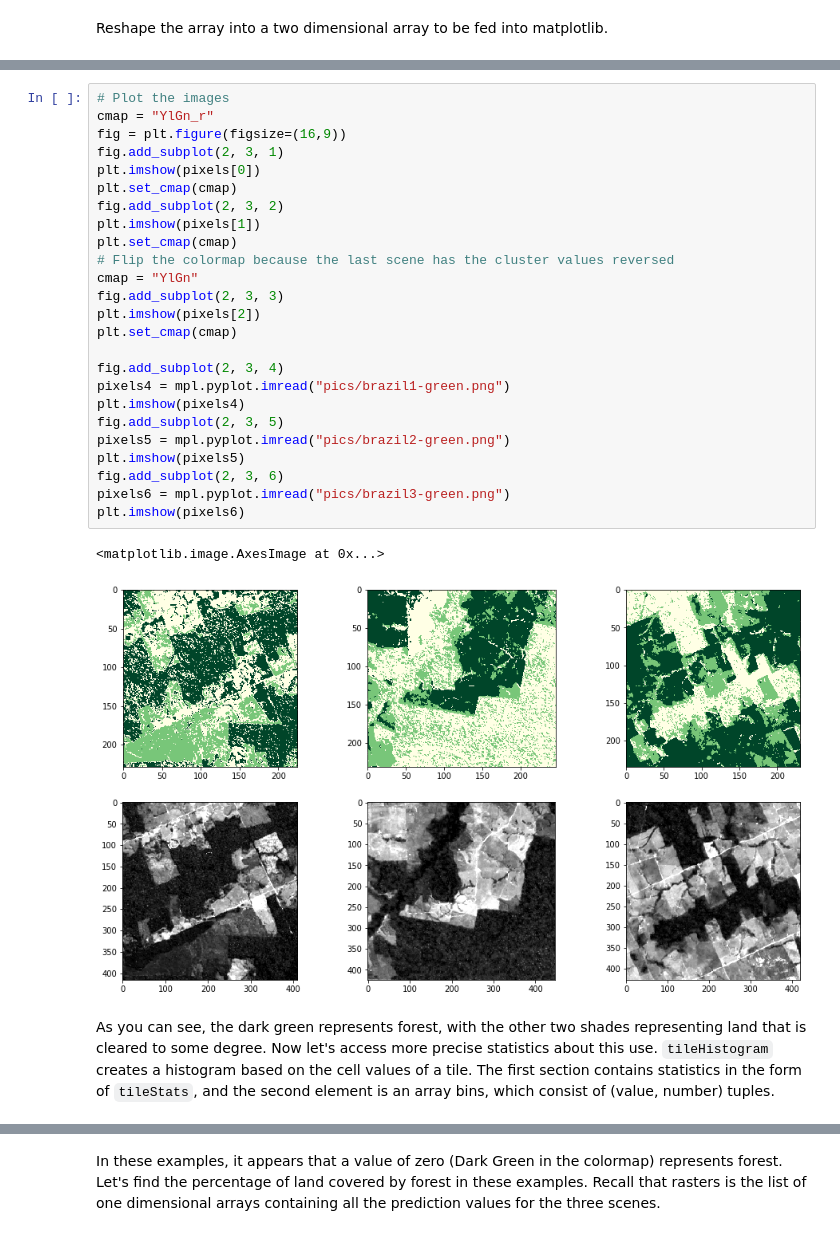
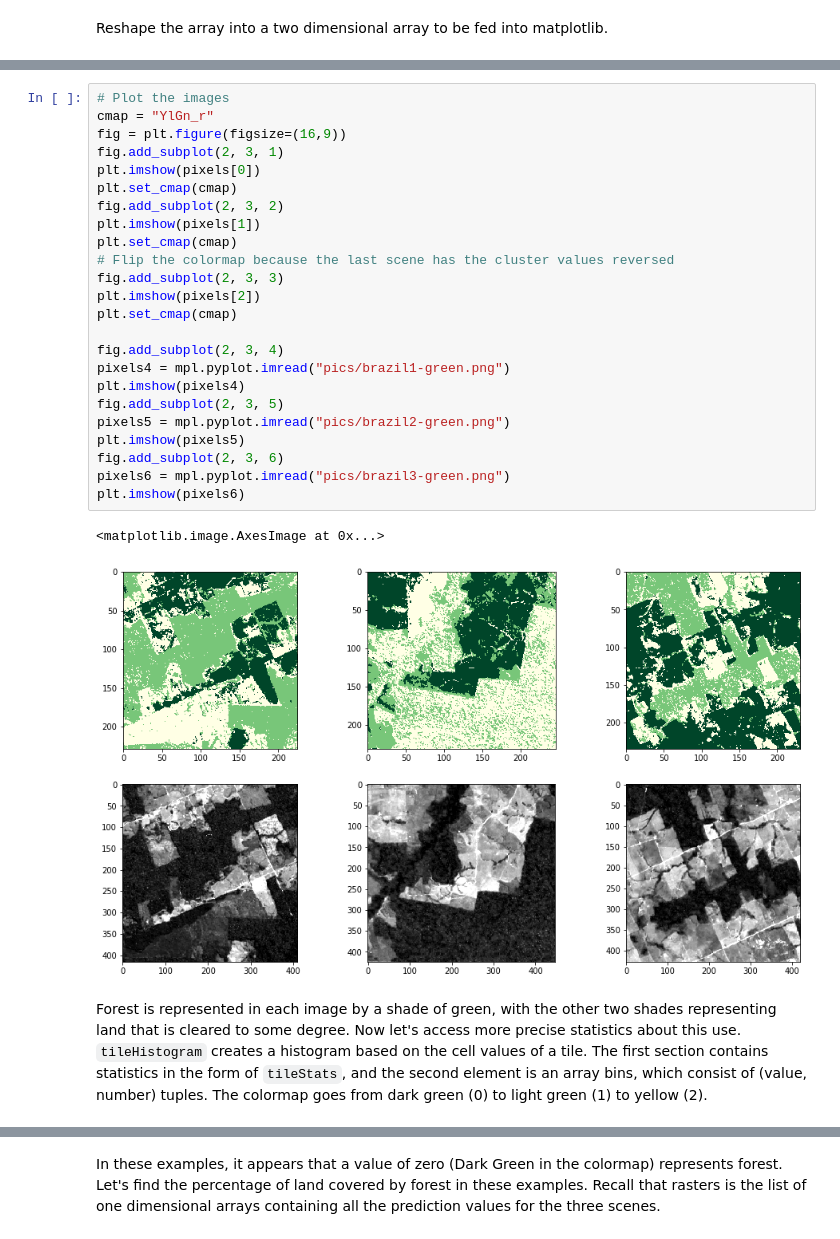
Before and after one commit to s22s/rasterframes-book, a Jupyter notebook: Python/Forest/forest-demo.ipynb, the cells around one changed output, grey strips where cells are left out. Drawn from its saved outputs; the diff is of its cells as text.

Commit message:
tweaks to html and forest

```diff
--- a/Python/Forest/forest-demo.ipynb
+++ b/Python/Forest/forest-demo.ipynb
@@ -321,33 +321,32 @@ array([[0, 0, 0, ..., 2, 2, 2],
 # %%
 # Plot the images
 cmap = "YlGn_r"
 fig = plt.figure(figsize=(16,9))
 fig.add_subplot(2, 3, 1)
 plt.imshow(pixels[0])
 plt.set_cmap(cmap)
 fig.add_subplot(2, 3, 2)
 plt.imshow(pixels[1])
 plt.set_cmap(cmap)
 # Flip the colormap because the last scene has the cluster values reversed
-cmap = "YlGn"
 fig.add_subplot(2, 3, 3)
 plt.imshow(pixels[2])
 plt.set_cmap(cmap)
 
 fig.add_subplot(2, 3, 4)
 pixels4 = mpl.pyplot.imread("pics/brazil1-green.png")
 plt.imshow(pixels4)
 fig.add_subplot(2, 3, 5)
 pixels5 = mpl.pyplot.imread("pics/brazil2-green.png")
 plt.imshow(pixels5)
 fig.add_subplot(2, 3, 6)
 pixels6 = mpl.pyplot.imread("pics/brazil3-green.png")
 plt.imshow(pixels6)
 # %% [output]
 <matplotlib.image.AxesImage at 0x...>
-[figure, old version]
+[figure, new version]
 # %% [markdown]
-As you can see, the dark green represents forest, with the other two shades representing land that is cleared to some degree. Now let's access more precise statistics about this use. `tileHistogram` creates a histogram based on the cell values of a tile. The first section contains statistics in the form of `tileStats`, and the second element is an array bins, which consist of (value, number) tuples.
+Forest is represented in each image by a shade of green, with the other two shades representing land that is cleared to some degree. Now let's access more precise statistics about this use. `tileHistogram` creates a histogram based on the cell values of a tile. The first section contains statistics in the form of `tileStats`, and the second element is an array bins, which consist of (value, number) tuples. The colormap goes from dark green (0) to light green (1) to yellow (2).
 # %%
 predRFs[0].select(tileHistogram("prediction")).show(truncate = False)
 
```
Also changed, not shown: parts of 6 cells of this notebook, 2 other files.
